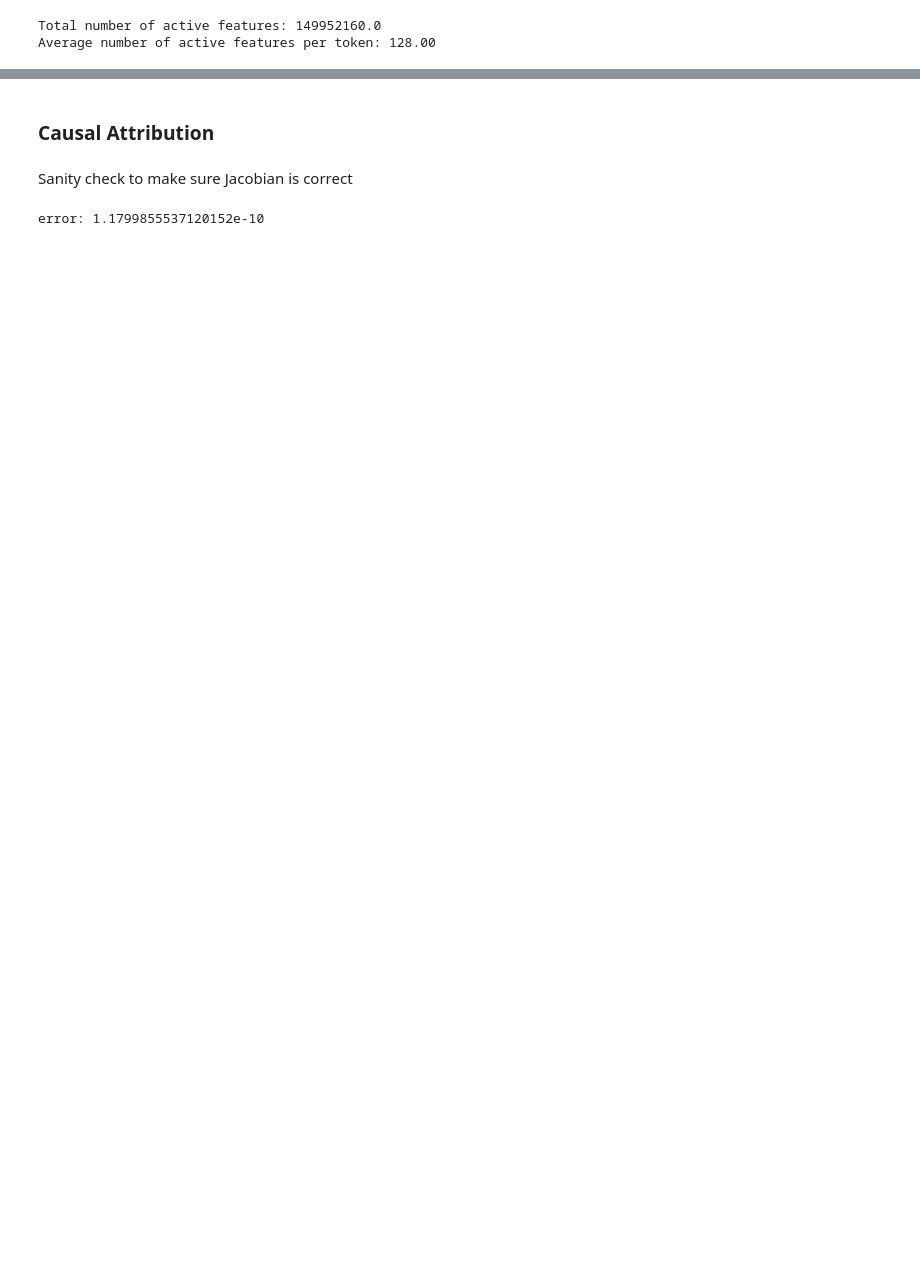
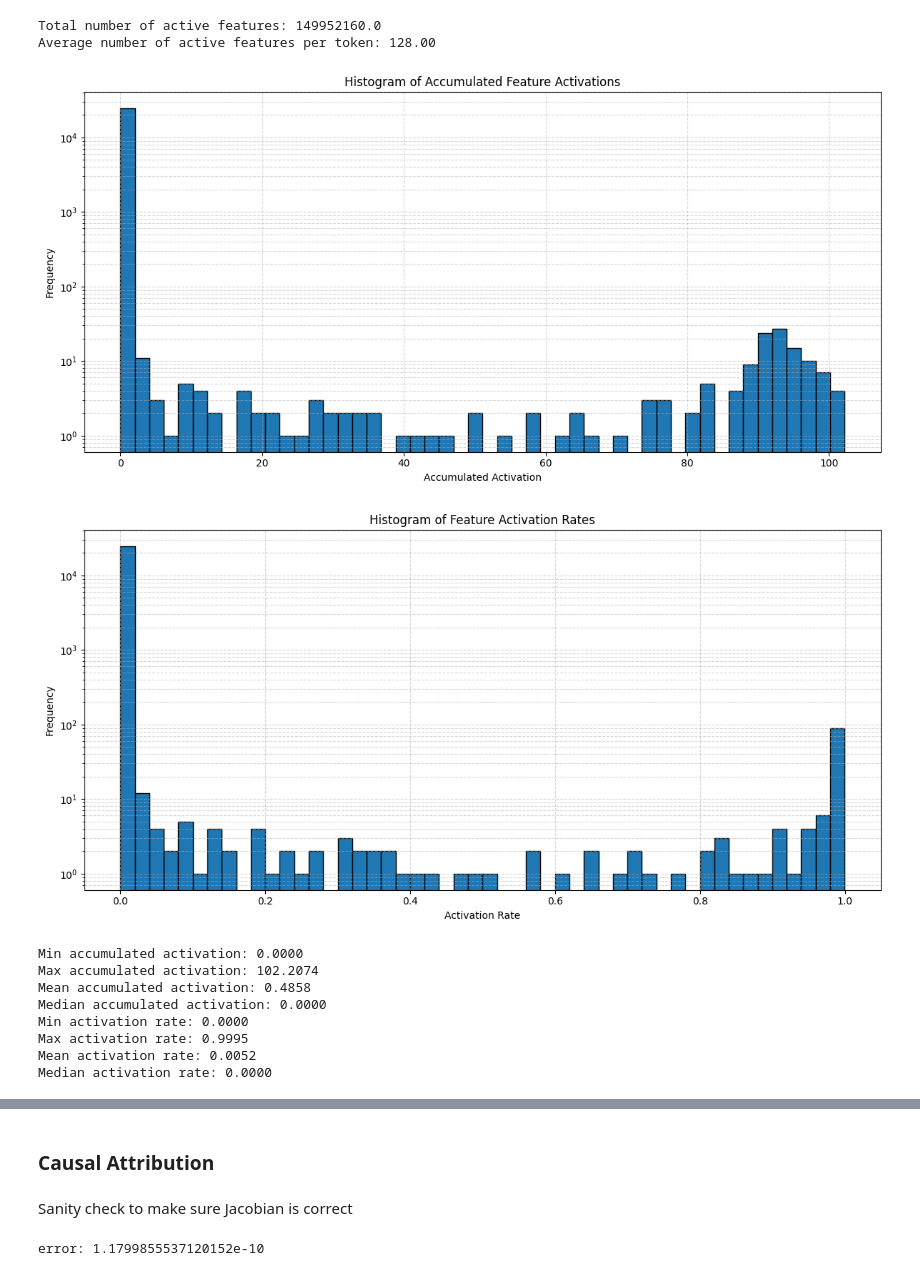
Before and after one commit to sidnb13/tensor-saes, a Jupyter notebook: notebooks/causal_attribution.ipynb, the cells around one changed output, grey strips where cells are left out. Cells and saved outputs as stored; diff of their text form; code cells hidden in the pictures; blank space fills up the shorter version.

```diff
--- a/notebooks/causal_attribution.ipynb
+++ b/notebooks/causal_attribution.ipynb
@@ -141,7 +198,9 @@ def compute_feature_statistics(
 
         global_feature_activation_frequencies += batch_binary_mask.sum(dim=(0, 1))
         # Normalize to prevent overflow
-        global_acc_feature_activations += encoded_features.sum(dim=(0, 1)).norm(dim=-1)
+        global_acc_feature_activations += (encoded_features * batch_binary_mask).sum(
+            dim=(0, 1)
+        )
 
     seq_len = tokenized[0]["input_ids"].shape[0] - exclude_first_k_tokens
     feature_activation_rate = global_feature_activation_frequencies / (
@@ -346,3 +405,50 @@ print(
 # %% [output]
 Total number of active features: 149952160.0
 Average number of active features per token: 128.00
+# %%
+import matplotlib.pyplot as plt
+
+# Create a histogram of accumulated feature activations
+plt.figure(figsize=(12, 6))
+plt.hist(stats.acc_features.cpu().numpy(), bins=50, edgecolor='black')
+plt.title('Histogram of Accumulated Feature Activations')
+plt.xlabel('Accumulated Activation')
+plt.ylabel('Frequency')
+plt.yscale('log')  # Use log scale for y-axis to better visualize the distribution
+plt.grid(True, which="both", ls="--", alpha=0.5)
+plt.tight_layout()
+plt.show()
+
+# Create a histogram of feature activation rates
+plt.figure(figsize=(12, 6))
+plt.hist(stats.feature_activation_rate.cpu().numpy(), bins=50, edgecolor='black')
+plt.title('Histogram of Feature Activation Rates')
+plt.xlabel('Activation Rate')
+plt.ylabel('Frequency')
+plt.yscale('log')  # Use log scale for y-axis to better visualize the distribution
+plt.grid(True, which="both", ls="--", alpha=0.5)
+plt.tight_layout()
+plt.show()
+
+# Print some statistics about the accumulated feature activations
+print(f"Min accumulated activation: {stats.acc_features.min().item():.4f}")
+print(f"Max accumulated activation: {stats.acc_features.max().item():.4f}")
+print(f"Mean accumulated activation: {stats.acc_features.mean().item():.4f}")
+print(f"Median accumulated activation: {stats.acc_features.median().item():.4f}")
+
+# Print some statistics about the feature activation rates
+print(f"Min activation rate: {stats.feature_activation_rate.min().item():.4f}")
+print(f"Max activation rate: {stats.feature_activation_rate.max().item():.4f}")
+print(f"Mean activation rate: {stats.feature_activation_rate.mean().item():.4f}")
+print(f"Median activation rate: {stats.feature_activation_rate.median().item():.4f}")
+# %% [output]
+[figure, added]
+[figure, added]
+Min accumulated activation: 0.0000
+Max accumulated activation: 102.2074
+Mean accumulated activation: 0.4858
+Median accumulated activation: 0.0000
+Min activation rate: 0.0000
+Max activation rate: 0.9995
+Mean activation rate: 0.0052
+Median activation rate: 0.0000
```
Also changed, not shown: parts of 17 cells of this notebook.
